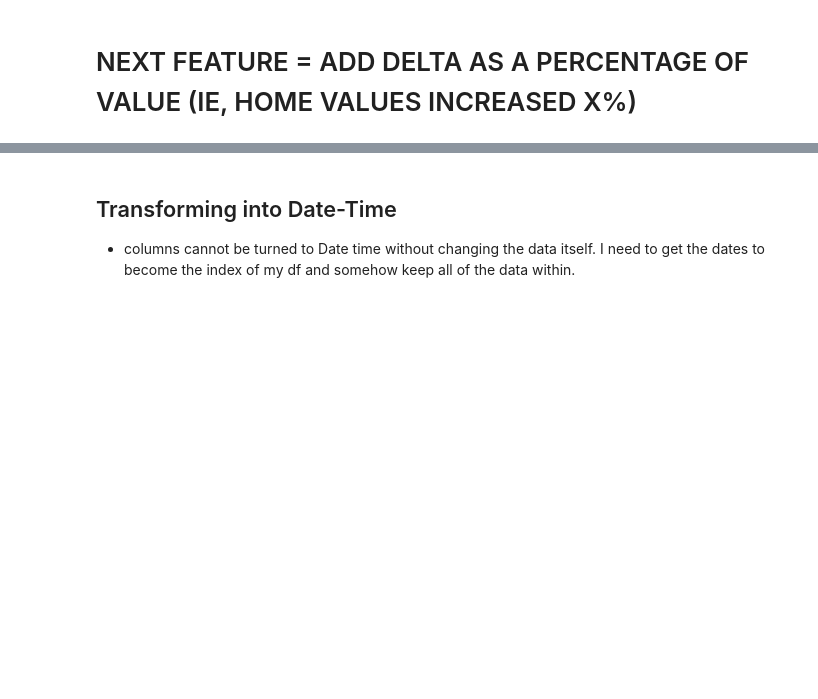
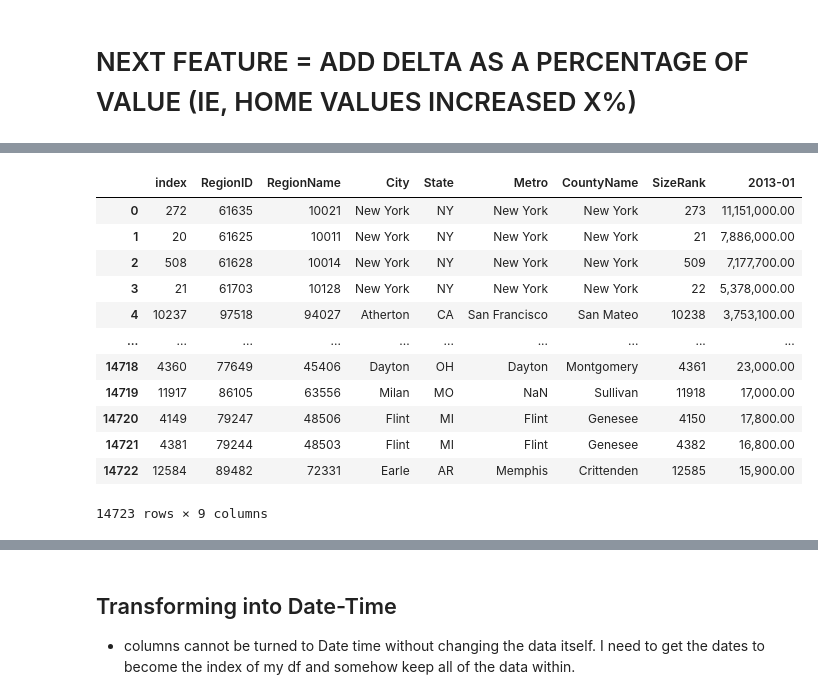
Before and after one commit to jxn628/dsc-phase-4-project-1, a Jupyter notebook: student.ipynb, the cells around one changed output, grey strips where cells are left out. Drawn from its saved outputs; the diff is of its cells as text; code cells hidden in the pictures; blank space fills up the shorter version.

```diff
--- a/student.ipynb
+++ b/student.ipynb
@@ -318,3 +318,8 @@ new_df.sort_values("delta_rank").head(1000)
 [1000 rows x 75 columns]
 # %% [markdown]
 # NEXT FEATURE = ADD DELTA AS A PERCENTAGE OF VALUE (IE, HOME VALUES INCREASED X%)
+# %%
+new_df['delta_percent'] = new_df.apply(lambda x: x['2013-01'] / x['2018-04'], axis=1)
+# %%
+#this seems to correct the percentages
+new_df['delta_percent'] = new_df['delta_percent'].diff() / new_df['delta_percent'].abs().shift()
@@ -320,0 +371,3 @@ new_df.sort_values("delta_rank").head(1000)
+# %%
+analysis_df_10 = new_df.iloc[:, :8]
+analysis_df_10.head()
@@ -320,0 +391,17 @@ new_df.sort_values("delta_rank").head(1000)
+# %%
+analysis_df_10 = analysis_df_10.reset_index()
+analysis_df_10
+# %% [output]
+|  | index | RegionID | RegionName | City | State | Metro | CountyName | SizeRank | 2013-01 |
+| 0 | 272 | 61635 | 10021 | New York | NY | New York | New York | 273 | 11,151,000.00 |
+| 1 | 20 | 61625 | 10011 | New York | NY | New York | New York | 21 | 7,886,000.00 |
+| 2 | 508 | 61628 | 10014 | New York | NY | New York | New York | 509 | 7,177,700.00 |
+| 3 | 21 | 61703 | 10128 | New York | NY | New York | New York | 22 | 5,378,000.00 |
+| 4 | 10237 | 97518 | 94027 | Atherton | CA | San Francisco | San Mateo | 10238 | 3,753,100.00 |
+| ... | ... | ... | ... | ... | ... | ... | ... | ... | ... |
+| 14718 | 4360 | 77649 | 45406 | Dayton | OH | Dayton | Montgomery | 4361 | 23,000.00 |
+| 14719 | 11917 | 86105 | 63556 | Milan | MO | NaN | Sullivan | 11918 | 17,000.00 |
+| 14720 | 4149 | 79247 | 48506 | Flint | MI | Flint | Genesee | 4150 | 17,800.00 |
+| 14721 | 4381 | 79244 | 48503 | Flint | MI | Flint | Genesee | 4382 | 16,800.00 |
+| 14722 | 12584 | 89482 | 72331 | Earle | AR | Memphis | Crittenden | 12585 | 15,900.00 |
+14723 rows × 9 columns
```
Also changed, not shown: parts of 13 cells of this notebook.
